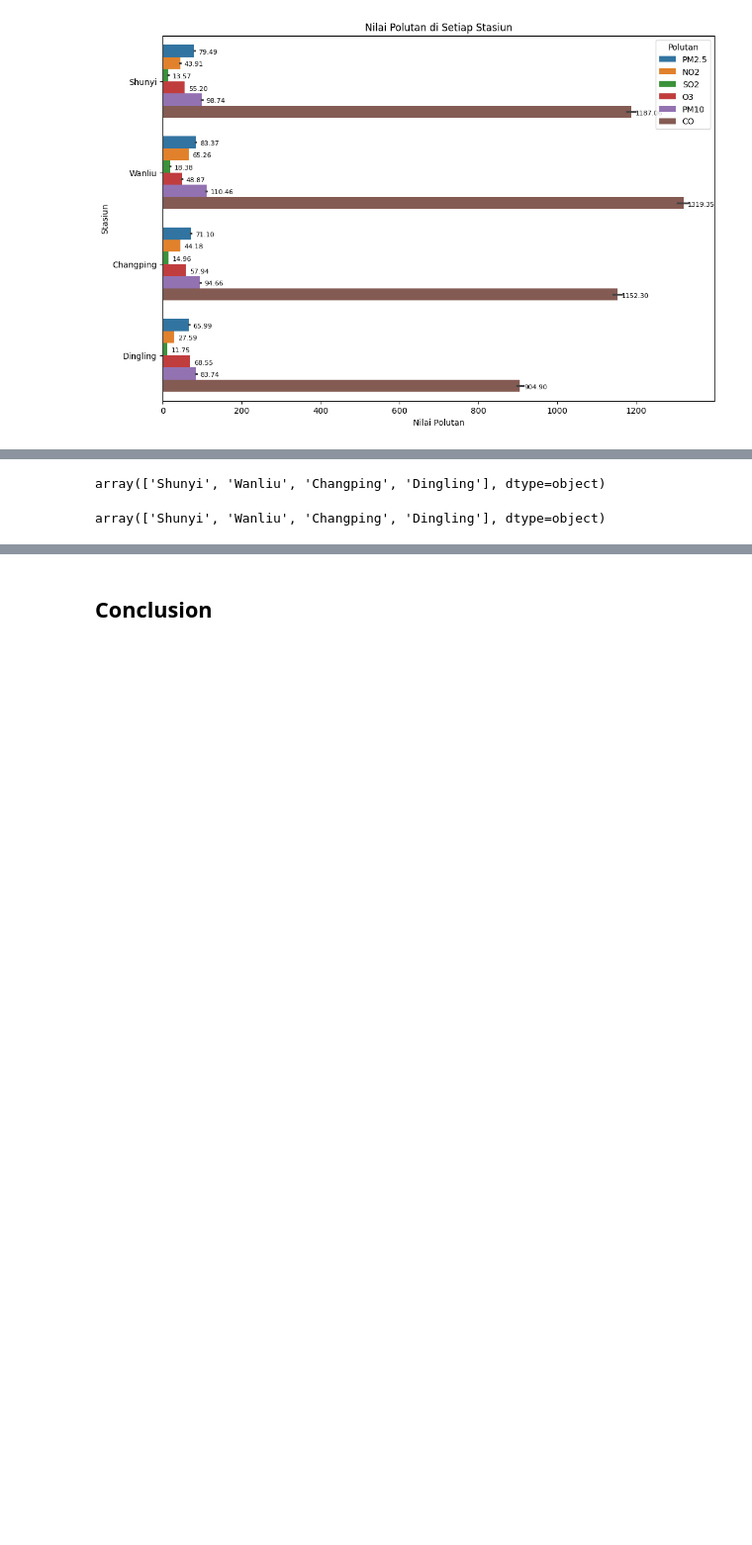
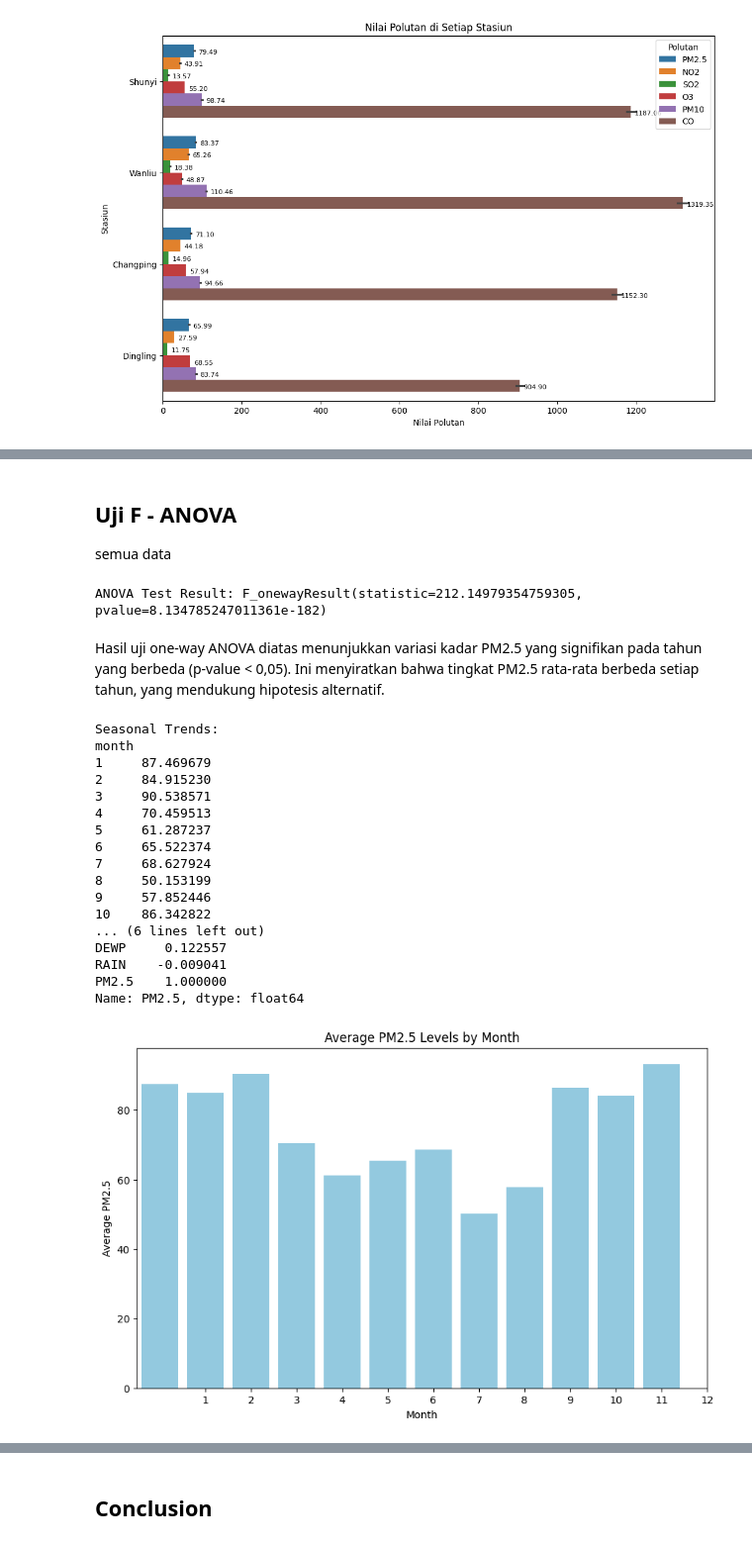
Before and after one commit to heeyarun04/proyek-analisis-data, a Jupyter notebook: Proyek_Analisis_Data.ipynb, the cells around one changed output, grey strips where cells are left out. Shown at 99% size. Saved outputs shown, nothing was run; the diff lists cells and outputs as text; code cells hidden in the pictures; blank space fills up the shorter version.

Commit message:
memperbaiki analisis lanjutan tanpa ML

```diff
--- a/Proyek_Analisis_Data.ipynb
+++ b/Proyek_Analisis_Data.ipynb
@@ -848,8 +765,62 @@ merged_df['predict'] = pred
-# %%
-merged_df[merged_df['predict'] == 1]['station'].unique()
-# %% [output]
-array(['Shunyi', 'Wanliu', 'Changping', 'Dingling'], dtype=object)
-# %%
-merged_df[merged_df['predict'] == 0]['station'].unique()
-# %% [output]
-array(['Shunyi', 'Wanliu', 'Changping', 'Dingling'], dtype=object)
+# %% [markdown]
+## Uji F - ANOVA
+
+semua data
+# %%
+all_data.fillna(method='ffill', inplace=True)
+
+# Mengelompokkan data berdasarkan tahun dan mengambil nilai PM2.5 untuk setiap tahun
+groups = all_data.groupby('year')['PM2.5']
+anova_test_data = [group[1] for group in groups]
+
+# Melakukan uji ANOVA
+anova_test_result = f_oneway(*anova_test_data)
+
+# Menampilkan hasil uji ANOVA
+print("ANOVA Test Result:", anova_test_result)
+# %% [output]
+ANOVA Test Result: F_onewayResult(statistic=212.14979354759305, pvalue=8.134785247011361e-182)
+# %% [markdown]
+Hasil uji one-way ANOVA diatas menunjukkan variasi kadar PM2.5 yang signifikan pada tahun yang berbeda (p-value < 0,05). Ini menyiratkan bahwa tingkat PM2.5 rata-rata berbeda setiap tahun, yang mendukung hipotesis alternatif.
+# %%
+# Analisis tren musiman
+seasonal_trends = all_data.groupby('month')['PM2.5'].mean()
+
+# Korelasi dengan kondisi cuaca
+weather_correlations = all_data[['TEMP', 'PRES', 'DEWP', 'RAIN', 'PM2.5']].corr()['PM2.5']
+
+# Menampilkan hasil analisis tren musiman
+print("Seasonal Trends:")
+print(seasonal_trends)
+
+# Menampilkan hasil korelasi dengan kondisi cuaca
+print("Correlations with Weather Conditions:")
+print(weather_correlations)
+
+# Plot tren musiman
+plt.figure(figsize=(10, 6))
+sns.barplot(x=seasonal_trends.index, y=seasonal_trends.values, color='skyblue')
+plt.title('Average PM2.5 Levels by Month')
+plt.xlabel('Month')
+plt.ylabel('Average PM2.5')
+plt.xticks(ticks=range(1, 13), labels=[str(m) for m in range(1, 13)])
+plt.show()
+# %% [output]
+Seasonal Trends:
+month
+1     87.469679
+2     84.915230
+3     90.538571
+4     70.459513
+5     61.287237
+6     65.522374
+7     68.627924
+8     50.153199
+9     57.852446
+10    86.342822
+... (6 lines left out)
+DEWP     0.122557
+RAIN    -0.009041
+PM2.5    1.000000
+Name: PM2.5, dtype: float64
+[figure, added]
```
Also changed, not shown: parts of 10 cells of this notebook.
